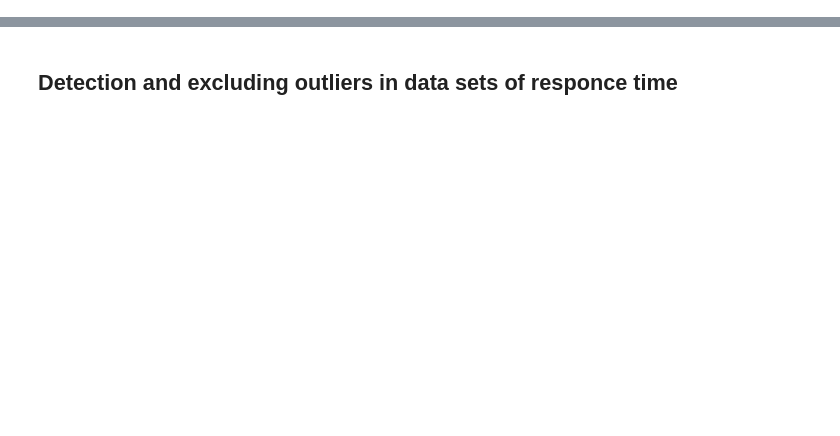
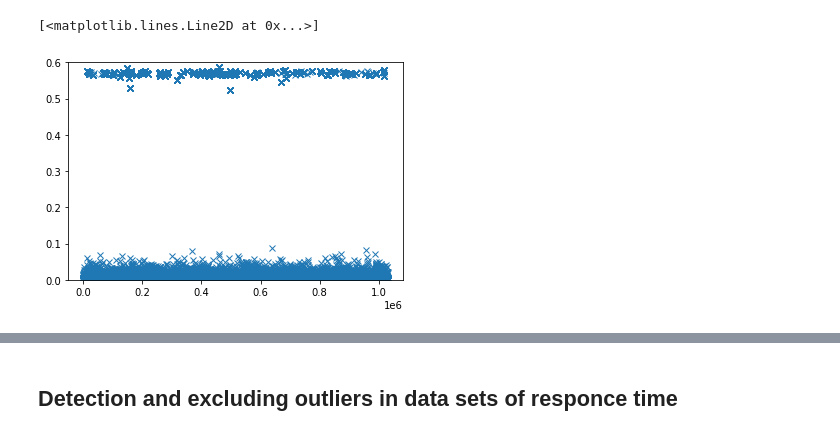
Before and after one commit to ipu69/pyqumo_old, a Jupyter notebook: experiments/ns3_ph_fit.ipynb, the cells around one changed output, grey strips where cells are left out. Saved outputs shown, nothing was run; the diff lists cells and outputs as text; code cells hidden in the pictures; blank space fills up the shorter version.

```diff
--- a/experiments/ns3_ph_fit.ipynb
+++ b/experiments/ns3_ph_fit.ipynb
@@ -68,0 +103,7 @@ def get_service_dist(e2e_link: dataclass) -> list:
+# %%
+# plt.hist(interval_1, density=True, bins=20)
+plt.ylim([0, .6]);
+plt.plot(interval_1, 'x')
+# %% [output]
+[<matplotlib.lines.Line2D at 0x...>]
+[figure, added]
```
Also changed, not shown: parts of 22 cells of this notebook, 1 other file.
